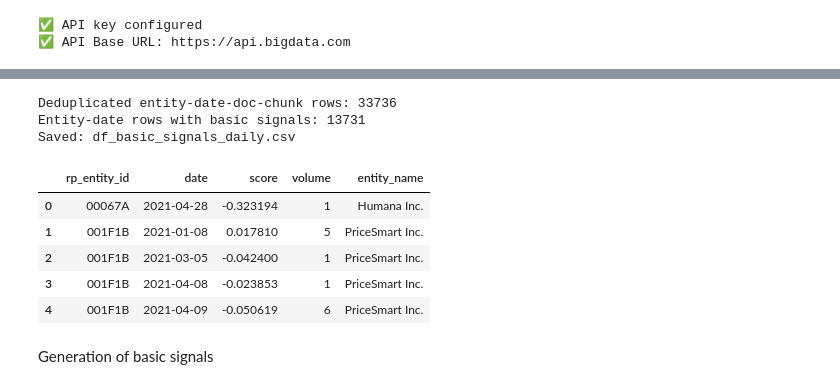
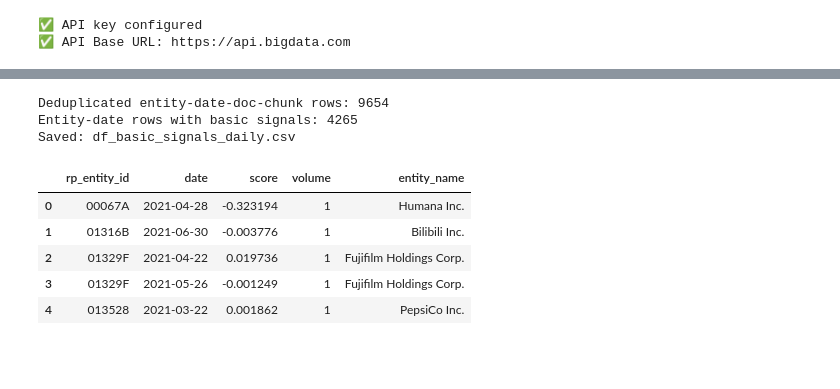
Before and after one commit to Bigdata-com/bigdata-cookbook, a Jupyter notebook: API_Tutorials/Workflow_example/Workflow_example.ipynb, the cells around one changed output, grey strips where cells are left out. Cells and saved outputs as stored; diff of their text form; code cells hidden in the pictures; blank space fills up the shorter version.

```diff
--- a/API_Tutorials/Workflow_example/Workflow_example.ipynb
+++ b/API_Tutorials/Workflow_example/Workflow_example.ipynb
@@ -123,11 +136,0 @@ except Exception:
-# %%
-# Bigdata.com: BIGDATA_API_KEY
-
-BIGDATA_API_KEY = os.getenv('BIGDATA_API_KEY')
-
-
-session = BigDataSession()
-print("✅ API key configured")
-print(f"✅ API Base URL: {session.api_base_url}")
-
-OPENAI_API_KEY = os.getenv('OPENAI_API_KEY')
@@ -170,4 +187,4 @@ end_date = "2021-06-30"
 
 # Sampling percentage: controls the % of chunks to retrieve per basket (0.0-1.0)
 # Lower values = faster execution, higher values = more comprehensive results
-chunk_percentage = 0.8
+chunk_percentage = 1
@@ -269,9 +255,10 @@ for i, summary in enumerate(terminal_labels_and_summaries.values()):
         end_date=end_date,
         session=session,
         volume_query_mode="iterative",
+        volume_correction=(0.7, 500),
         max_iterations_per_batch=10,
         reranker_enabled=True,
-        reranker_threshold=0.2,
+        reranker_threshold=0.3,
         min_period_days=30,  # Minimum time window size for each basket
     )
 
@@ -556,7 +501,7 @@ This mirrors the basic aggregation pattern used in Batch Search workflows.
 relevance_col = "chunk_relevance" if "chunk_relevance" in df_exploded_by_entity.columns else "relevance"
 sentiment_col = "chunk_sentiment" if "chunk_sentiment" in df_exploded_by_entity.columns else "sentiment"
 chunk_col = "chunk_index" if "chunk_index" in df_exploded_by_entity.columns else "chunk_cnum"
-date_col = "date" if "date" in df_exploded_by_entity.columns else "doc_timestamp"
+date_col = "doc_timestamp" if "doc_timestamp" in df_exploded_by_entity.columns else "date"
 
 required_cols = {"entity_id", "doc_id", chunk_col, relevance_col, sentiment_col, date_col}
 missing_cols = [c for c in required_cols if c not in df_exploded_by_entity.columns]
@@ -568,7 +513,14 @@ basic_long = df_exploded_by_entity[
     ["entity_id", "doc_id", chunk_col, date_col, relevance_col, sentiment_col]
 ].copy()
 basic_long = basic_long.dropna(subset=[relevance_col, sentiment_col, date_col])
-basic_long["date"] = pd.to_datetime(basic_long[date_col], errors="coerce").dt.date
+
+# Assign trading date so we aggregate before 15:30 NY (no look-ahead for close-to-close NYSE).
+# Assume source timestamps are UTC; convert to Eastern then offset so 15:30 NY = day boundary.
+eastern = ZoneInfo("America/New_York")
+dt_utc = pd.to_datetime(basic_long[date_col], errors="coerce", utc=True)
+dt_ny = dt_utc.dt.tz_convert(eastern)
+# Trading date T = [15:30 NY on T-1, 15:30 NY on T). Add 8.5h so 15:30 becomes midnight.
+basic_long["date"] = (dt_ny + pd.Timedelta(hours=8.5)).dt.date
 basic_long = basic_long.dropna(subset=["date"])
 
 # 2) Deduplicate per entity-date-doc-chunk
@@ -587,38 +539,36 @@ else:
             volume=("entity_id", "size"),
         )
         .rename(columns={"entity_id": "rp_entity_id"})
     )
 
     # Enrich with entity names from the selected universe CSV
     df_universe = pd.read_csv(universe_csv)
     df_universe = df_universe.rename(columns={"id": "rp_entity_id", "name": "entity_name"})
 
     df_basic_signals = entity_daily_agg.merge(
         df_universe[["rp_entity_id", "entity_name"]],
         on="rp_entity_id",
         how="left",
     )
 
     df_basic_signals = df_basic_signals[["rp_entity_id", "date", "score", "volume", "entity_name"]]
     df_basic_signals = df_basic_signals.sort_values(["rp_entity_id", "date"]).reset_index(drop=True)
 
 # Save
 basic_signals_path = "df_basic_signals_daily.csv"
 df_basic_signals.to_csv(basic_signals_path, index=False)
 
 print(f"Deduplicated entity-date-doc-chunk rows: {len(basic_long)}")
 print(f"Entity-date rows with basic signals: {len(df_basic_signals)}")
 print(f"Saved: {basic_signals_path}")
 df_basic_signals.head()
 # %% [output]
-Deduplicated entity-date-doc-chunk rows: 33736
-Entity-date rows with basic signals: 13731
+Deduplicated entity-date-doc-chunk rows: 9654
+Entity-date rows with basic signals: 4265
 Saved: df_basic_signals_daily.csv
 |  | rp_entity_id | date | score | volume | entity_name |
 | 0 | 00067A | 2021-04-28 | -0.323194 | 1 | Humana Inc. |
-| 1 | 001F1B | 2021-01-08 | 0.017810 | 5 | PriceSmart Inc. |
-| 2 | 001F1B | 2021-03-05 | -0.042400 | 1 | PriceSmart Inc. |
-| 3 | 001F1B | 2021-04-08 | -0.023853 | 1 | PriceSmart Inc. |
-| 4 | 001F1B | 2021-04-09 | -0.050619 | 6 | PriceSmart Inc. |
+| 1 | 01316B | 2021-06-30 | -0.003776 | 1 | Bilibili Inc. |
+| 2 | 01329F | 2021-04-22 | 0.019736 | 1 | Fujifilm Holdings Corp. |
+| 3 | 01329F | 2021-05-26 | -0.001249 | 1 | Fujifilm Holdings Corp. |
+| 4 | 013528 | 2021-03-22 | 0.001862 | 1 | PepsiCo Inc. |
-# %% [markdown]
-Generation of basic signals
```
Also changed, not shown: parts of 54 cells of this notebook, 2 other files.
